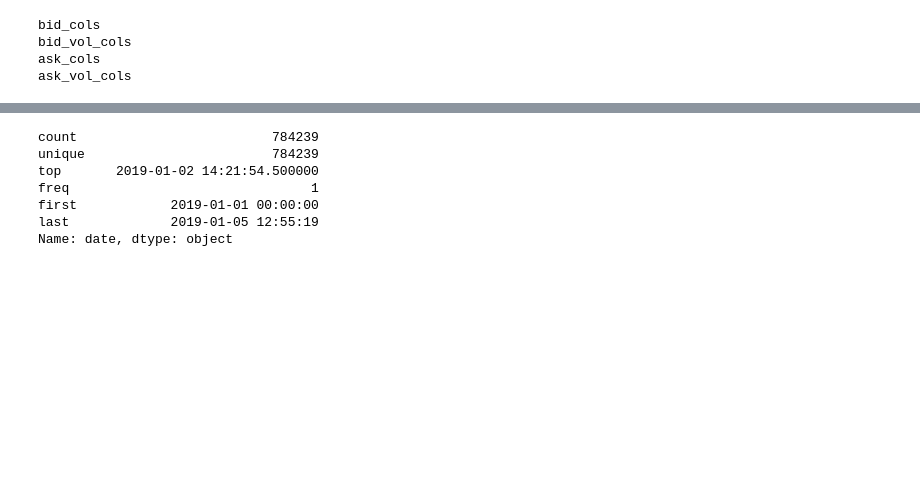
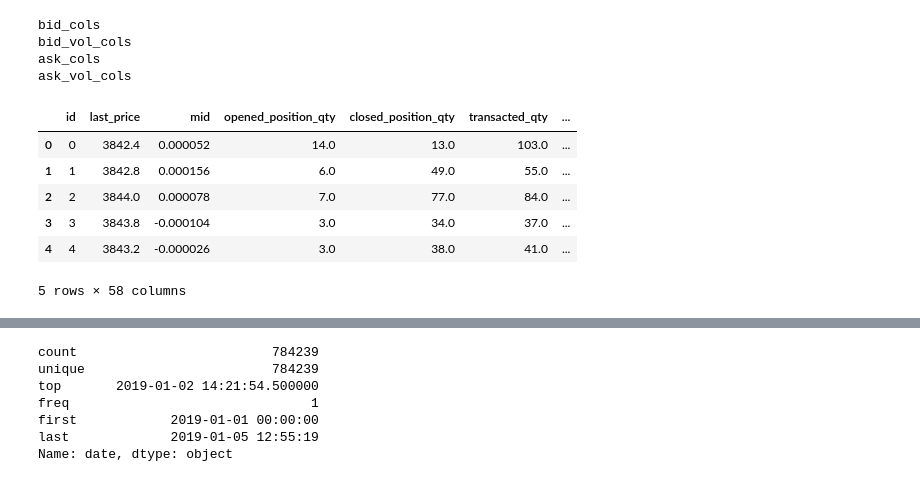
Before and after one commit to SaberaTalukder/AdaGradStudents, a Jupyter notebook: Testing_Forests_Simple.ipynb, the cells around one changed output, grey strips where cells are left out. Saved outputs shown, nothing was run; the diff lists cells and outputs as text; code cells hidden in the pictures; blank space fills up the shorter version.

```diff
--- a/Testing_Forests_Simple.ipynb
+++ b/Testing_Forests_Simple.ipynb
@@ -91,11 +91,23 @@ ask_vol_cols
 # %%
 # df[bid_cols] = df[bid_cols] - df["mid"]
 for col in bid_cols:
-    df[f"{col}_sub"] = (df[col] - df["mid"])/df["mid"]
+    df[f"{col}_sub"] = (df[col] - df["last_price"])/df["last_price"]
 for col in ask_cols:
-    df[f"{col}_sub"] = (df[col] - df["mid"])/df["mid"]
+    df[f"{col}_sub"] = (df[col] - df["last_price"])/df["last_price"]
 for i in range(5):
     df[f"{i}_imbal"] = (df[bid_vol_cols[i]]-df[ask_vol_cols[i]])/(df[bid_vol_cols[i]]+df[ask_vol_cols[i]])
 
-df["last_sub"] = (df["last_price"] - df["mid"])/df["mid"]
+df["mid"] = (df["mid"] - df["last_price"])/df["last_price"]
+
+
 # df[ask_cols] = df[ask_cols] - df["mid"]
+# %%
+df.head()
+# %% [output]
+|  | id | last_price | mid | opened_position_qty | closed_position_qty | transacted_qty | ... |
+| 0 | 0 | 3842.4 | 0.000052 | 14.0 | 13.0 | 103.0 | ... |
+| 1 | 1 | 3842.8 | 0.000156 | 6.0 | 49.0 | 55.0 | ... |
+| 2 | 2 | 3844.0 | 0.000078 | 7.0 | 77.0 | 84.0 | ... |
+| 3 | 3 | 3843.8 | -0.000104 | 3.0 | 34.0 | 37.0 | ... |
+| 4 | 4 | 3843.2 | -0.000026 | 3.0 | 38.0 | 41.0 | ... |
+5 rows × 58 columns
```
Also changed, not shown: parts of 11 cells of this notebook.
